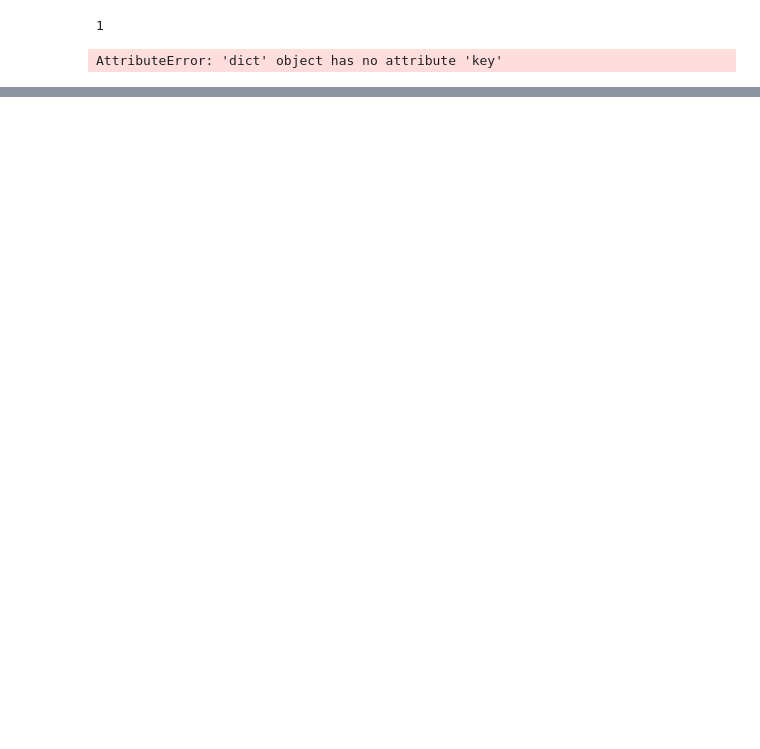
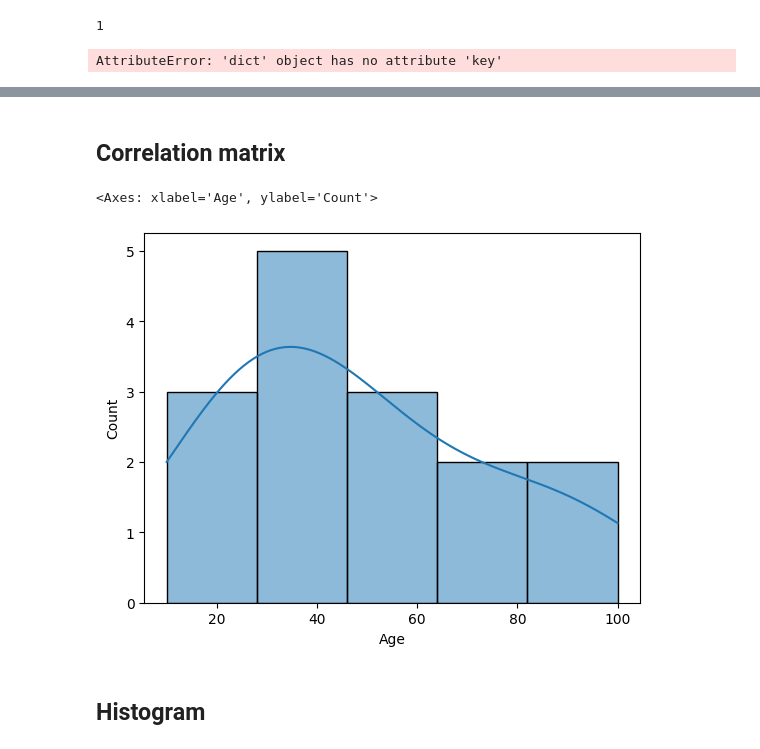
Before and after one commit to InsightfulCoderDivine/End-To-End-Machine-Learning-Project-with-MlFlow, a Jupyter notebook: research/trials.ipynb, the cells around one changed output, grey strips where cells are left out. Saved outputs shown, nothing was run; the diff lists cells and outputs as text; code cells hidden in the pictures; blank space fills up the shorter version.

```diff
--- a/research/trials.ipynb
+++ b/research/trials.ipynb
@@ -22,0 +322,2 @@ print(d.key)
+# %% [markdown]
+## Correlation matrix
@@ -22,0 +328,22 @@ print(d.key)
+# %%
+import pandas as pd
+import seaborn as sns
+
+data = {
+    'Age': [10, 20, 20, 30, 30, 30, 40, 40, 50, 50, 60, 70, 80, 90, 100]
+}
+df_sample = pd.DataFrame(data)
+sns.histplot(data, x='Age', kde=True)
+
+
+# # Example usage of the function
+# plot_histogram(
+#     df=df1,
+#     column_name='Age', kde=False
+#     # title="Sample Histogram"
+# )
+# %% [output]
+<Axes: xlabel='Age', ylabel='Count'>
+[figure, added]
+# %% [markdown]
+## Histogram
```
Also changed, not shown: parts of 39 cells of this notebook, 3 other files.
